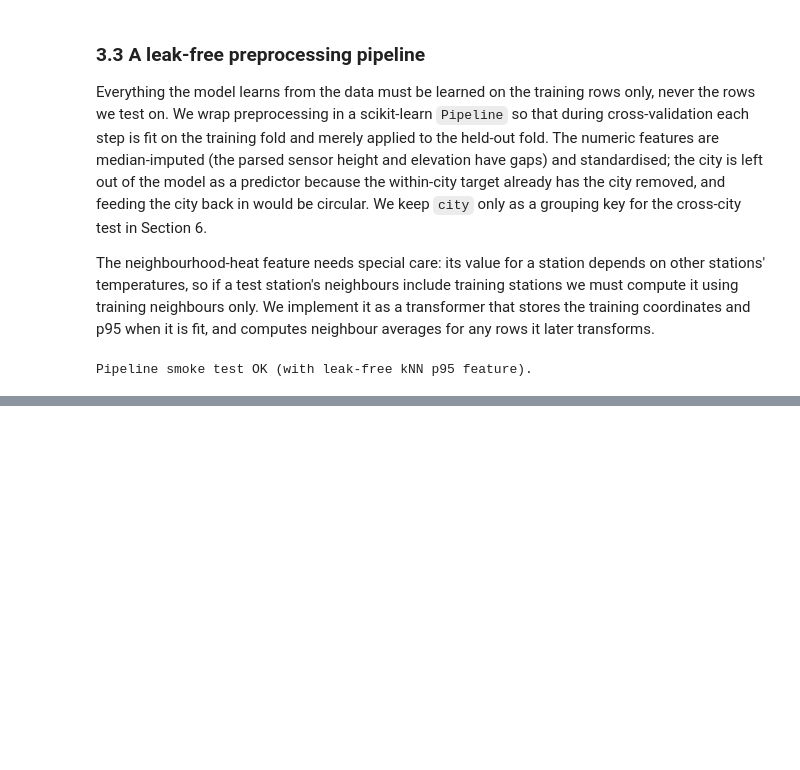
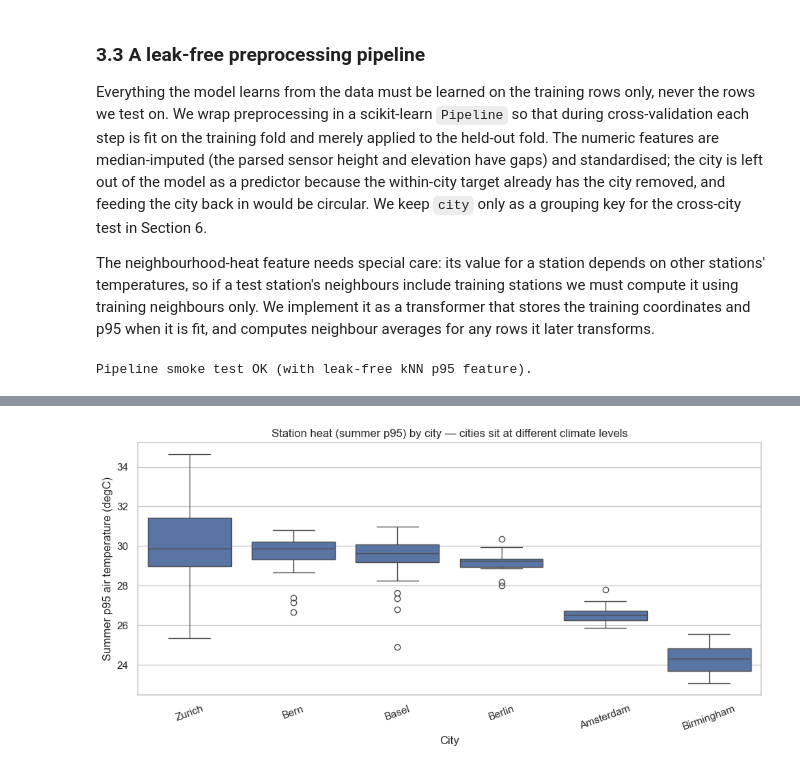
Before and after one commit to stha-kriti/Heat-Risk-Screening, a Jupyter notebook: deliverable_3/d3.ipynb, the cells around one changed output, grey strips where cells are left out. Drawn from its saved outputs; the diff is of its cells as text; code cells hidden in the pictures; blank space fills up the shorter version.

Commit message:
feat(d3): EDA — climate dominance, within-city spread, spatial clustering
Co-Authored-By: Claude Opus 4.8 (1M context) <noreply@anthropic.com>

```diff
--- a/deliverable_3/d3.ipynb
+++ b/deliverable_3/d3.ipynb
@@ -432,0 +446,9 @@ Pipeline smoke test OK (with leak-free kNN p95 feature).
+# %%
+order = df.groupby('city')['p95'].median().sort_values(ascending=False).index
+fig, ax = plt.subplots(figsize=(10, 5))
+sns.boxplot(data=df, x='city', y='p95', order=order, ax=ax)
+ax.set_xlabel('City'); ax.set_ylabel('Summer p95 air temperature (degC)')
+ax.set_title('Station heat (summer p95) by city — cities sit at different climate levels')
+plt.xticks(rotation=20); plt.tight_layout(); plt.show()
+# %% [output]
+[figure, added]
```
Also changed, not shown: parts of 6 cells of this notebook, 1 other file.
